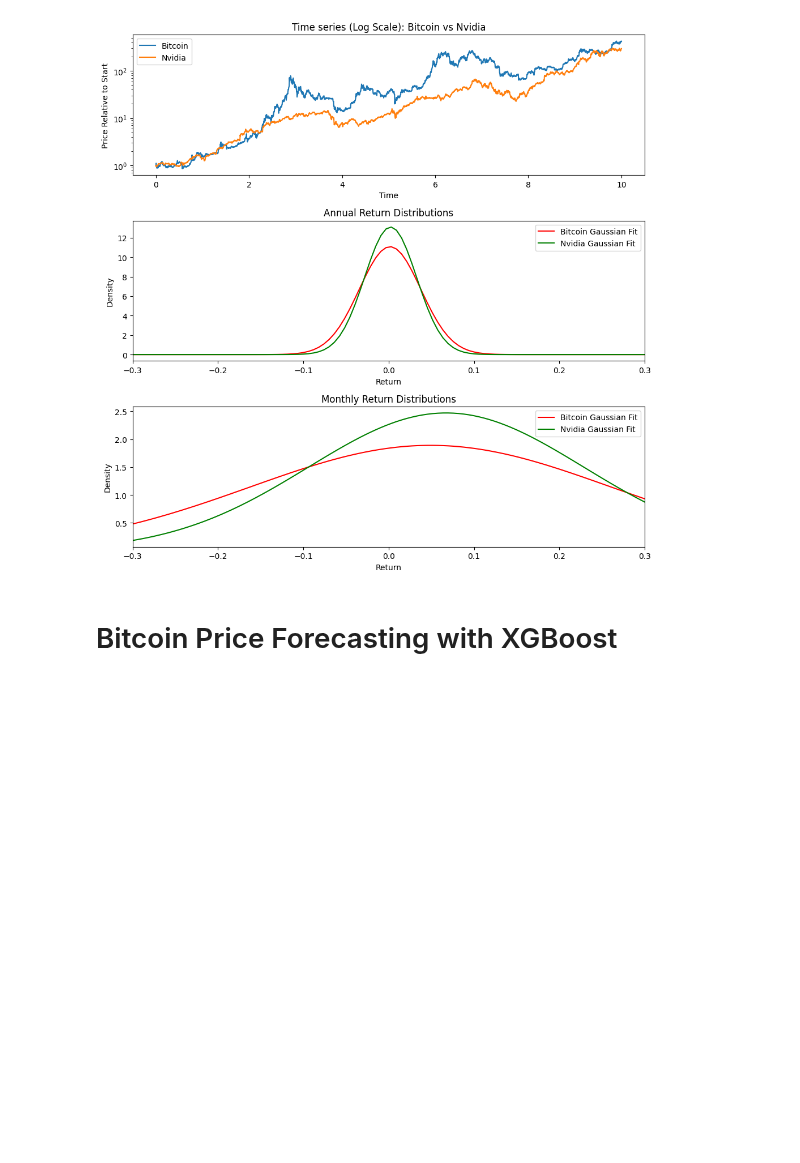
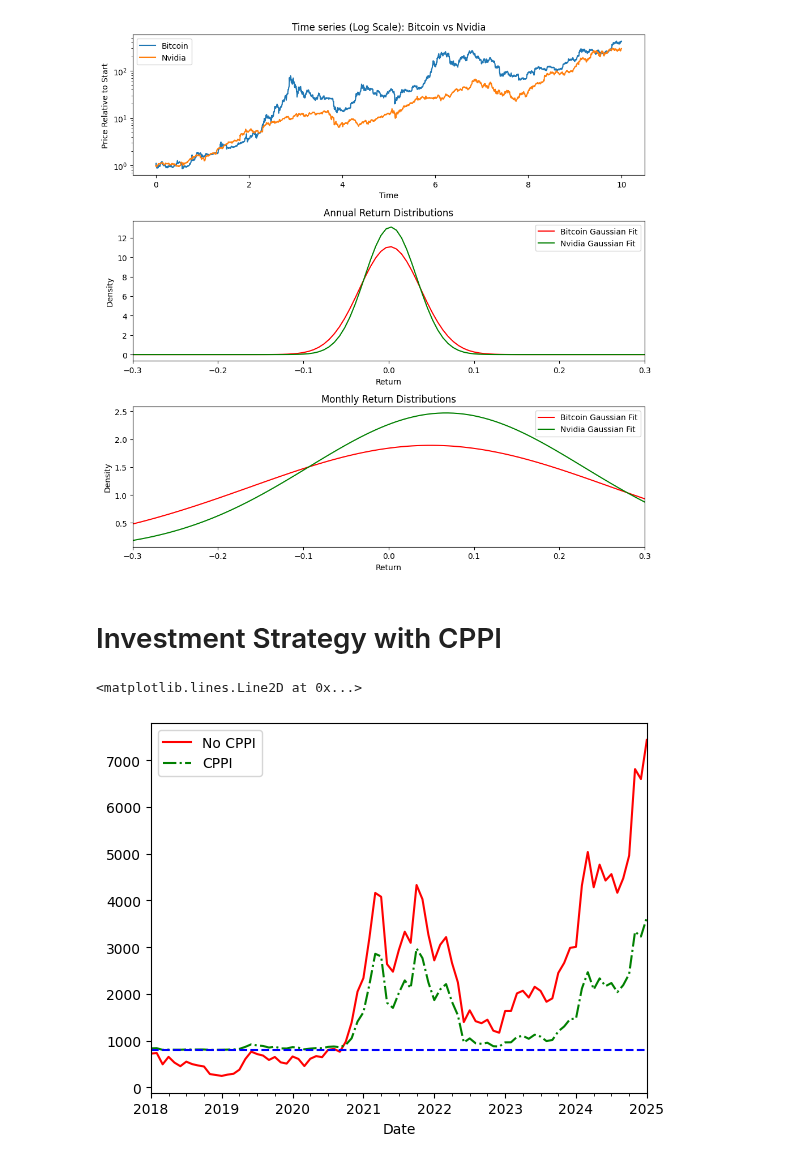
Before and after one commit to SaverioPCapra/University-Homeworks-Projects, a Jupyter notebook: Python Project/python_project.ipynb, the cells around one changed output. Cells and saved outputs as stored; diff of their text form; code cells hidden in the pictures; blank space fills up the shorter version.

Commit message:
CPPI Implementation - Efficient Frontier

```diff
--- a/Python Project/python_project.ipynb
+++ b/Python Project/python_project.ipynb
@@ -492,5 +502,47 @@ compare_with_btc(btc_prices=btc_prices, asset_prices= fetch("AAPL"), asset_name=
 compare_with_btc(btc_prices=btc_prices, asset_prices= fetch("NVDA"), asset_name="Nvidia")
 # %% [output]
 [figure]
-# %% [markdown]
-# Bitcoin Price Forecasting with XGBoost
+# %% [markdown]
+# Investment Strategy with CPPI
+# %%
+risky_r = assets_df["2018":]
+
+safe_r = pd.DataFrame().reindex_like(risky_r)
+safe_r[:]=0.03/12
+
+start = 1000
+floor = 0.8
+# %%
+dates = risky_r.index
+n_steps = len(dates)
+account_value = start
+floor_value = start*floor
+m = 3 #multiplier
+account_history = pd.DataFrame().reindex_like(risky_r)
+cushion_history = pd.DataFrame().reindex_like(risky_r)
+risky_w_history = pd.DataFrame().reindex_like(risky_r)
+
+for step in range(n_steps):
+    cushion = (account_value - floor_value)/account_value
+    risky_w = m*cushion
+    risky_w = np.minimum(risky_w, 1)
+    risky_w = np.maximum(risky_w, 0)
+    safe_w = 1 - risky_w
+    risky_alloc = account_value*risky_w
+    safe_alloc = account_value*safe_w
+
+    #update the account value
+    account_value = risky_alloc*(1+risky_r.iloc[step]) + safe_alloc*(1+safe_r.iloc[step])
+
+    #save the values so I can look at the history and plot it
+    cushion_history.iloc[step] = cushion
+    risky_w_history.iloc[step] = risky_w
+    account_history.iloc[step] = account_value
+# %%
+risky_wealth = start*(1+risky_r).cumprod()
+risky_wealth["BTC"].plot(color = "red", legend = True, label = "No CPPI")
+ax = account_history["BTC"].plot(color = "green", legend = True, label = "CPPI", style = "-.")
+ax.axhline(y = floor_value, color = "blue", linestyle = "--")
+# %% [output]
+<matplotlib.lines.Line2D at 0x...>
+[figure, added]
```
Also changed, not shown: parts of 8 cells of this notebook.
